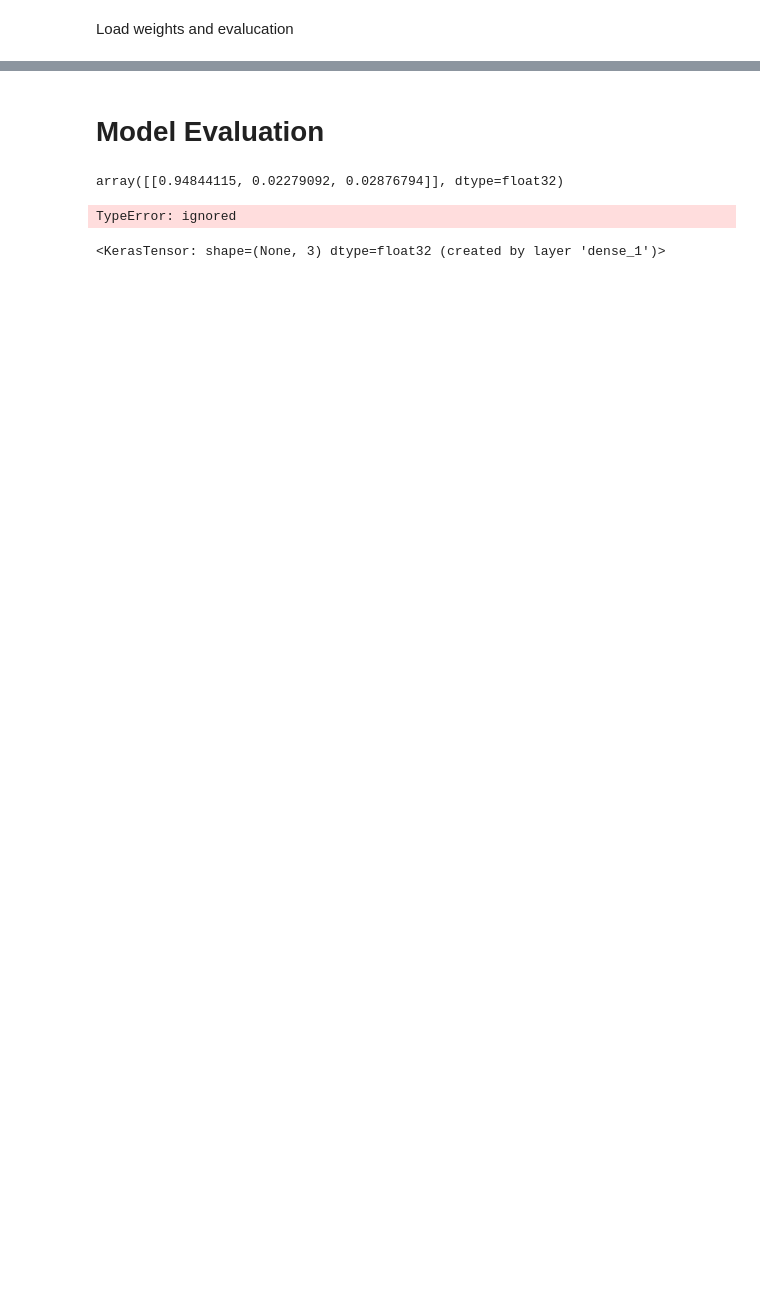
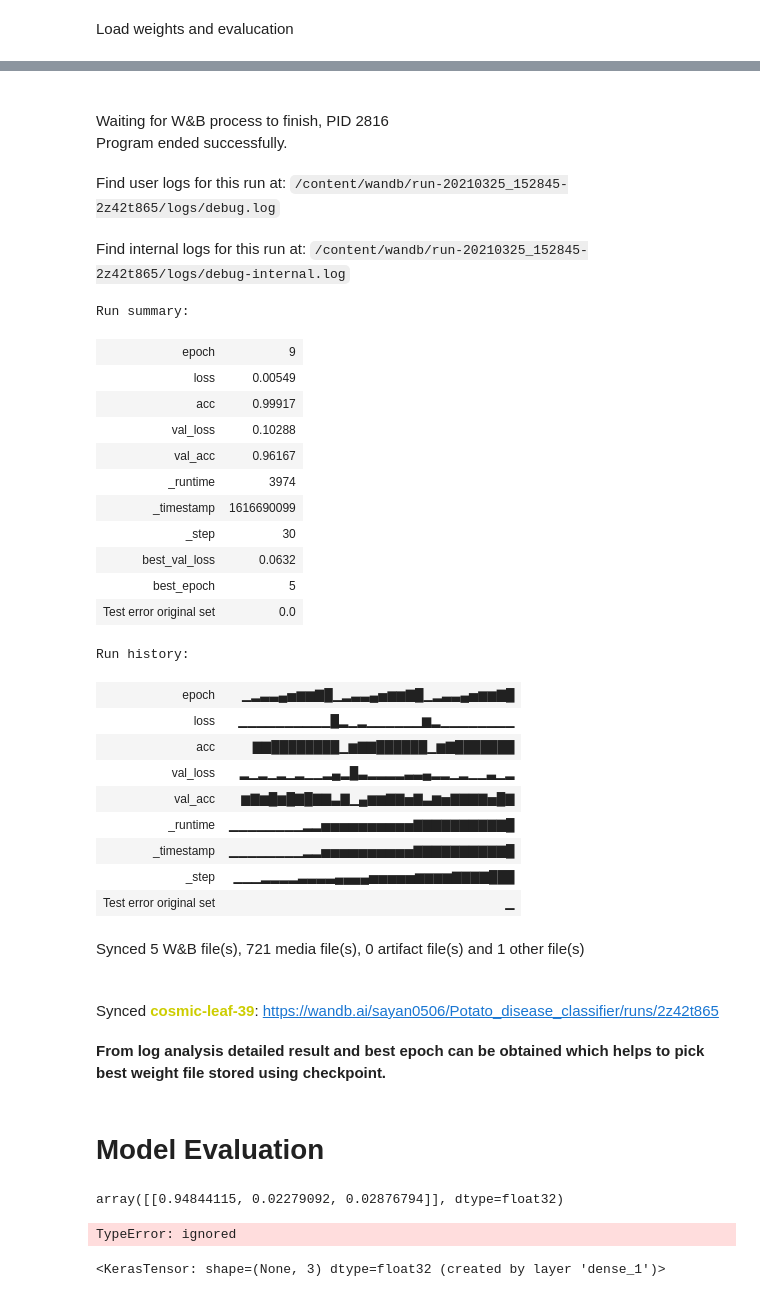
Before and after one commit to sayan0506/Agriculture-project-notes-and-references, a Jupyter notebook: Potato_Leaf_Classifer.ipynb, the cells around one changed output, grey strips where cells are left out. Saved outputs shown, nothing was run; the diff lists cells and outputs as text; code cells hidden in the pictures; blank space fills up the shorter version.

```diff
--- a/Potato_Leaf_Classifer.ipynb
+++ b/Potato_Leaf_Classifer.ipynb
@@ -854,7 +867,12 @@ Load weights and evalucation
 # %%
 weights_file_aug = '/content/Potato_augmented_epoch04-loss 1.00.hdf5'
 model.load_weights(weights_file_aug)
-evaluate_aug = model.evaluate(x_test_augmented, y_test_augmented)
+loss_aug, acc_aug = model.evaluate(x_test_augmented, y_test_augmented)
 print('Model evaluation trained on augmented dataset\n')
-print(f'Augmented Test Loss: {evaluate_aug[0]}, Accuracy: {evaluate_aug[1]}')
+print(f'Augmented Test Loss: {loss_aug}, Accuracy: {acc_aug}')
+
+# wandb.log test analysis
+wandb.log({'Test error original set': round((1 - acc_aug) * 100, 2)})
+
+run.join()
 # %% [output]
@@ -865,3 +883,33 @@ Augmented Test Loss: 0.027985690161585808, Accuracy: 0.9950000047683716
+Waiting for W&B process to finish, PID 2816
+Program ended successfully.
+Find user logs for this run at: /content/wandb/run-20210325_152845-2z42t865/logs/debug.log
+Find internal logs for this run at: /content/wandb/run-20210325_152845-2z42t865/logs/debug-internal.log
+Run summary:
+| epoch | 9 |
+| loss | 0.00549 |
+| acc | 0.99917 |
+| val_loss | 0.10288 |
+| val_acc | 0.96167 |
+| _runtime | 3974 |
+| _timestamp | 1616690099 |
+| _step | 30 |
+| best_val_loss | 0.0632 |
+| best_epoch | 5 |
+| Test error original set | 0.0 |
+Run history:
+| epoch | ▁▂▃▃▄▅▆▆▇█▁▂▃▃▄▅▆▆▇█▁▂▃▃▄▅▆▆▇█ |
+| loss | ▁▁▁▁▁▁▁▁▁▁█▂▁▂▁▁▁▁▁▁▆▂▁▁▁▁▁▁▁▁ |
+| acc | ▇▇████████▁▆▇▇██████▁▆▇███████ |
+| val_loss | ▂▁▂▁▂▁▂▁▁▂▄▂█▃▂▂▂▂▃▃▄▂▂▁▂▁▁▃▁▂ |
+| val_acc | ▆▇▆█▆█▇█▇▇▃▇▁▄▆▆▇▇▅▇▃▆▅▇▇▇▇▅█▇ |
+| _runtime | ▁▁▁▁▁▁▁▁▂▂▅▅▅▅▅▅▅▅▅▅▇▇▇▇▇▇▇▇▇▇█ |
+| _timestamp | ▁▁▁▁▁▁▁▁▂▂▅▅▅▅▅▅▅▅▅▅▇▇▇▇▇▇▇▇▇▇█ |
+| _step | ▁▁▁▂▂▂▂▃▃▃▃▄▄▄▄▅▅▅▅▅▆▆▆▆▇▇▇▇███ |
+| Test error original set | ▁ |
+Synced 5 W&B file(s), 721 media file(s), 0 artifact file(s) and 1 other file(s)
+Synced cosmic-leaf-39: https://wandb.ai/sayan0506/Potato_disease_classifier/runs/2z42t865
+# %% [markdown]
+**From log analysis detailed result and best epoch can be obtained which helps to pick best weight file stored using checkpoint.**
 # %% [markdown]
 # Model Evaluation
 # %%
```
Also changed, not shown: parts of 6 cells of this notebook.
